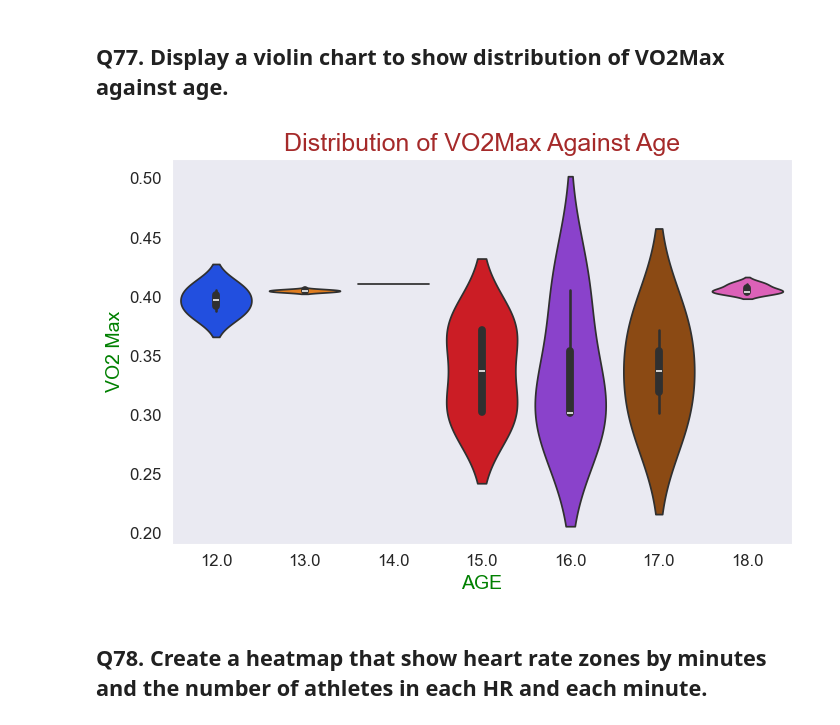
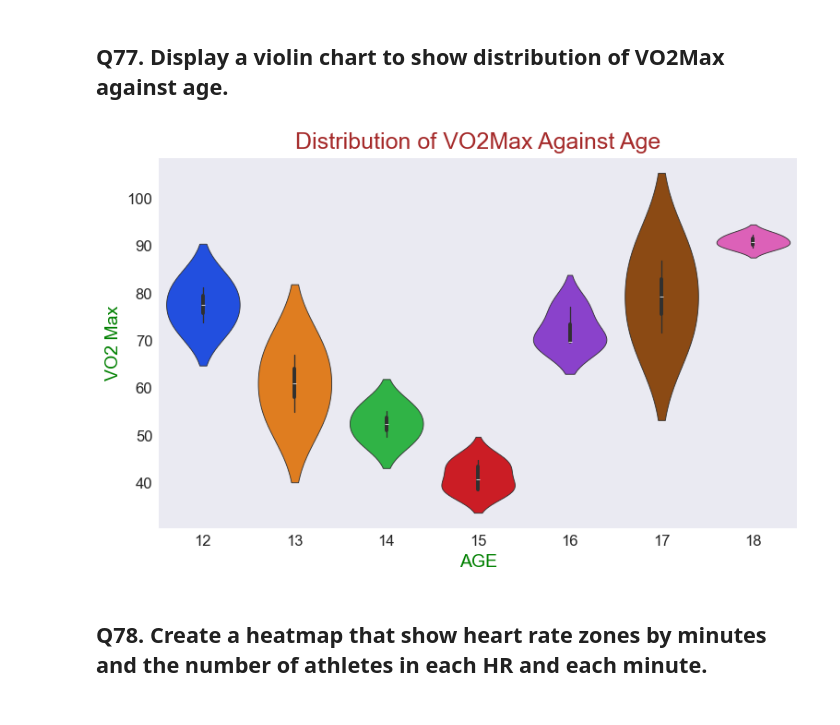
Before and after one commit to Swathikoneti/Team09_HackathonQueens_PythonHackathon_Aug24, a Jupyter notebook: Team09_HackathonQueens_Main80Questions.ipynb, the cells around one changed output. Cells and saved outputs as stored; diff of their text form; code cells hidden in the pictures.

```diff
--- a/Team09_HackathonQueens_Main80Questions.ipynb
+++ b/Team09_HackathonQueens_Main80Questions.ipynb
@@ -465,0 +691,8 @@ BMI of every athlete in list: [20.72, 21.41, 24.64, 23.61, 22.08, 22.97, 18.29,
+# %%
+#concatenate first name and last name for row name
+ath['full_nm'] = ath['First Name'] + " " + ath['Last Name']
+athlete_sport_dict = {row['full_nm']:row['sport'] for index, row in ath.iterrows()}
+
+# Display the dictionary
+print("\nAthlete and Sport Dictionary:")
+print(athlete_sport_dict)
@@ -465,0 +866,9 @@ BMI of every athlete in list: [20.72, 21.41, 24.64, 23.61, 22.08, 22.97, 18.29,
+# %%
+# Calculate the difference in RR intervals
+final_table['HRV'] = final_table['RR'].diff()
+
+# Calculate the standard deviation of RR_diff to get HRV
+hrv = final_table.groupby('ID')['HRV'].std().reset_index()
+
+# Step 3: Print the resulting HRV DataFrame
+print(hrv)
@@ -718,7 +1236,11 @@ print(f"Excercise time of Athlete 15 is {Exec_Time:.2f} minutes")
 # %%
 #Initialize LabelEncoder
 lab = LabelEncoder()
+encode_ath=pd.DataFrame(ath)
 
 #Fit and transform the 'sport' column
-ath['sport'] = lab.fit_transform(ath['sport'])
-print(ath)
+encode_ath['sport'] = lab.fit_transform(encode_ath['sport'])
+
+#print values
+print(" ' sport' into a numeric field through Label encoding")
+encode_ath
@@ -726,8 +1267,7 @@ print(ath)
 ## Qn48. What was the average age of the athletes?
 # %%
 #Read the excel file and store the sheets into dataframes.
-ath = pd.read_excel(df, sheet_name = 'Athletes')
-
+ath1 = pd.DataFrame(ath)
 # Calculate the average age and print
-average_age = ath['age'].mean()
+average_age = ath1['age'].mean()
 print(f"Average age of athletes: {average_age:.2f} years")
@@ -1348,22 +2009,22 @@ Orignal Array :
 # %%
 # Set the style of the plot
 sns.set_style("dark" ,{"grid.color": ".5", "grid.linestyle": ":"})
 
 # Defining plot area
 plt.figure(figsize=(8, 5))
 
 # Assigning x axis with age and y axis with VO2 Max
 # Sort the athletes data by age in ascending order
-sns.violinplot(x=ath.sort_values(by='age')['age'], y=final_table['VO2'],palette="bright")
+sns.violinplot(x=VO2ml.sort_values(by='age')['age'], y=VO2ml['VO2ml/kg'],palette="bright")
 
 # Assigning title and labels
 plt.title('Distribution of VO2Max Against Age', fontsize=18, color ='brown')
 plt.xlabel('AGE', fontsize=14, color='green');
 plt.ylabel('VO2 Max', fontsize=14, color='green');
 plt.xticks(fontsize=12);
 plt.yticks(fontsize=12);
 # %% [output]
-[figure, old version]
+[figure, new version]
 # %% [markdown]
 ## Q78. Create a heatmap that show heart rate zones by minutes and the number of athletes in each HR and each minute.
 # %%
```
Also changed, not shown: parts of 83 cells of this notebook, 2 other files.
